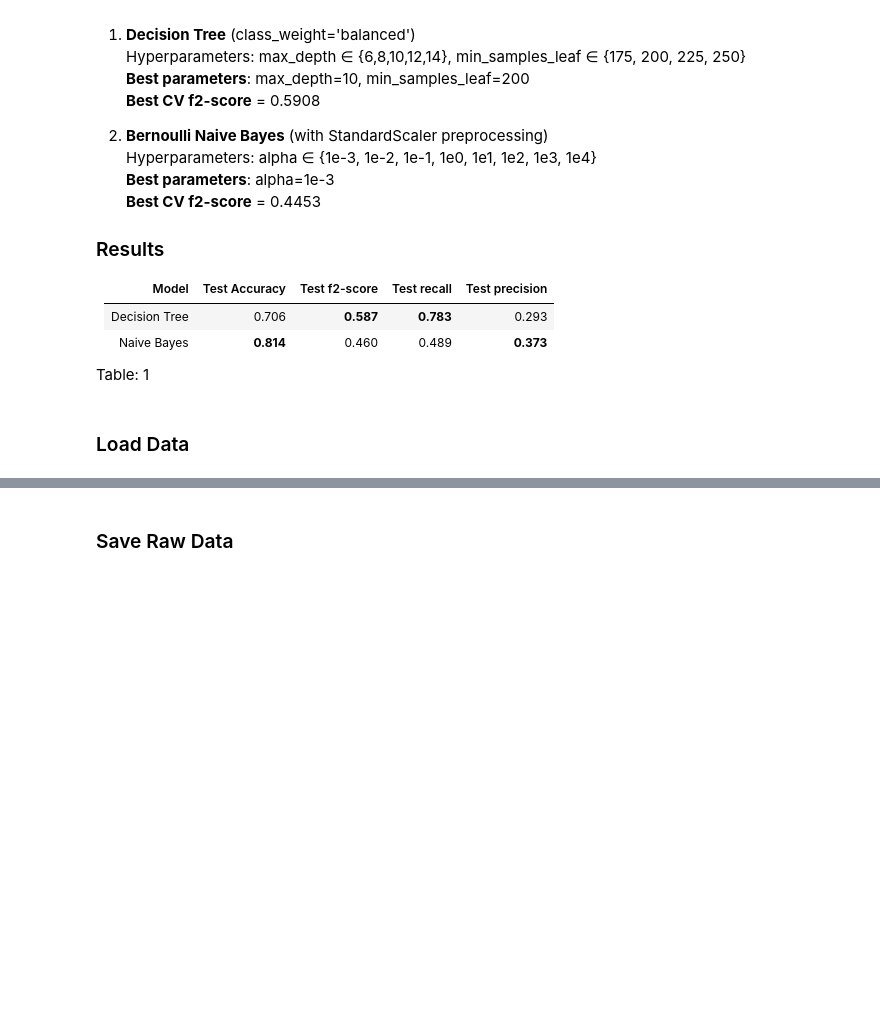
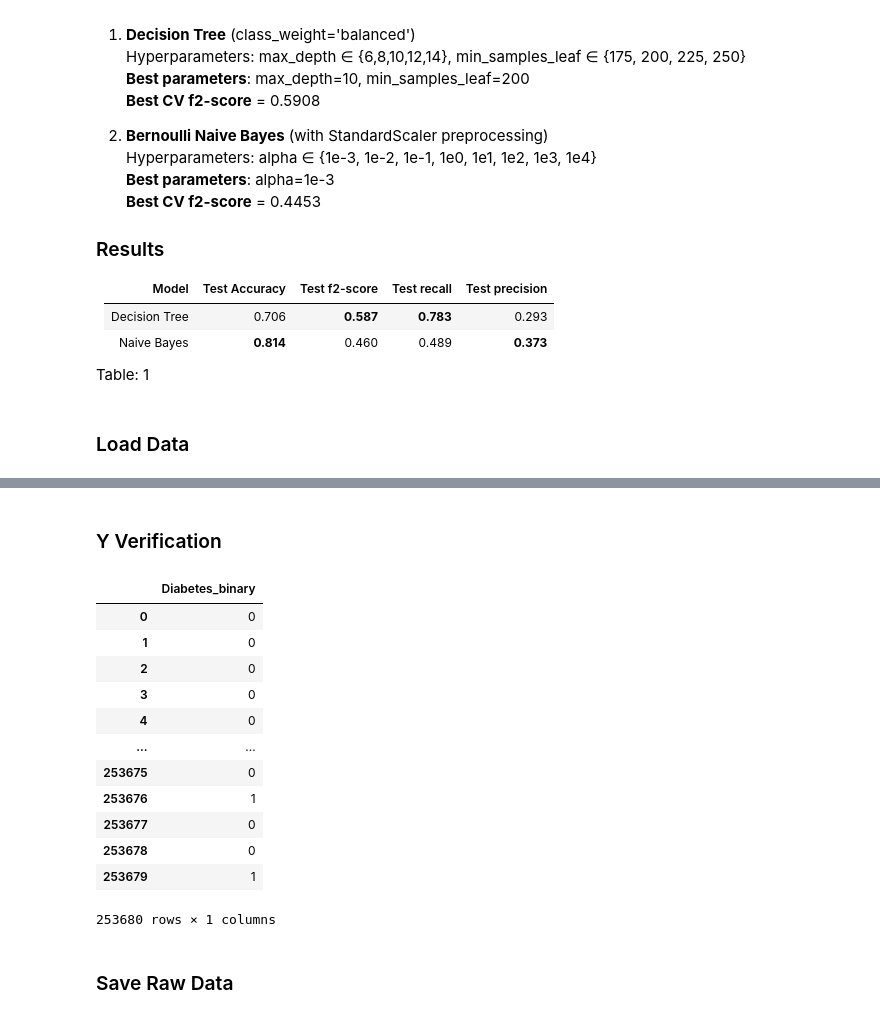
Before and after one commit to alxwen711/cdc_diabetes_prediction, a Jupyter notebook: notebooks/cdc_diabetes_prediction_report.ipynb, the cells around one changed output, grey strips where cells are left out. Cells and saved outputs as stored; diff of their text form; code cells hidden in the pictures; blank space fills up the shorter version.

```diff
--- a/notebooks/cdc_diabetes_prediction_report.ipynb
+++ b/notebooks/cdc_diabetes_prediction_report.ipynb
@@ -92,3 +121,28 @@ y = cdc_diabetes_health_indicators.data.targets
+# %% [markdown]
+### Y Verification
+# %%
+# Use same template as X verification, only one column though (refactor this tmr)
+schema_dict = {}
+for col_name in y.columns:
+    schema_dict[col_name] = pa.Column(int, nullable = False)
+
+schema = pa.DataFrameSchema(schema_dict, checks = [])
+
+schema.validate(y, lazy = True)
+# %% [output]
+|  | Diabetes_binary |
+| 0 | 0 |
+| 1 | 0 |
+| 2 | 0 |
+| 3 | 0 |
+| 4 | 0 |
+| ... | ... |
+| 253675 | 0 |
+| 253676 | 1 |
+| 253677 | 0 |
+| 253678 | 0 |
+| 253679 | 1 |
+253680 rows × 1 columns
 # %% [markdown]
 ### Save Raw Data
 # %%
```
Also changed, not shown: parts of 4 cells of this notebook.
